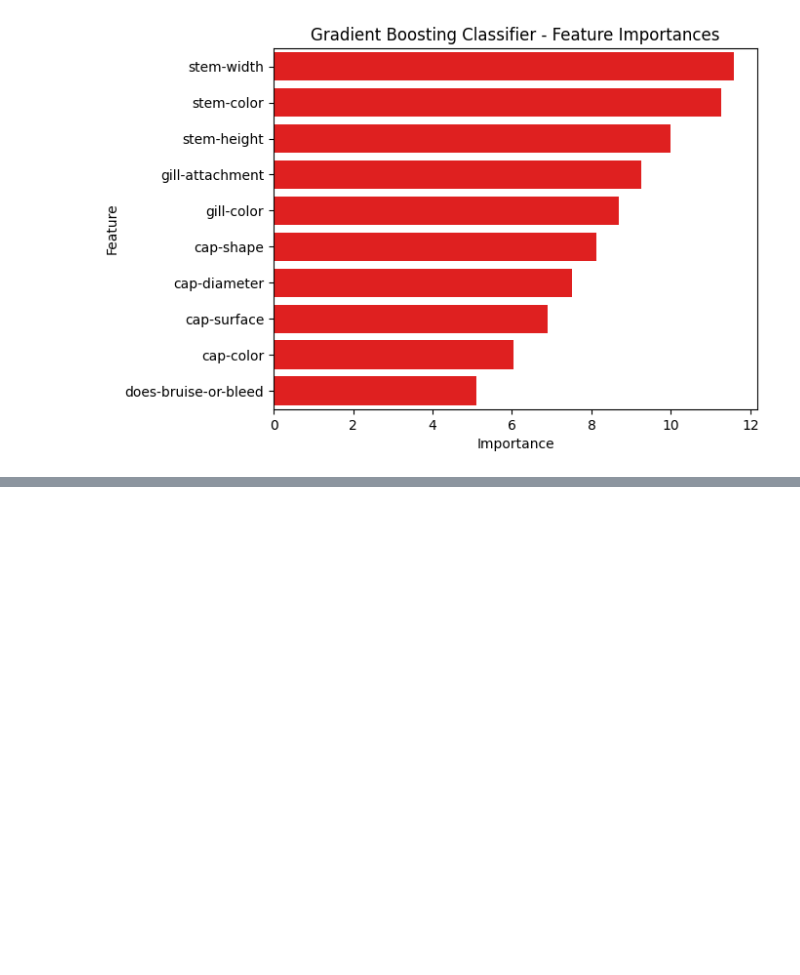
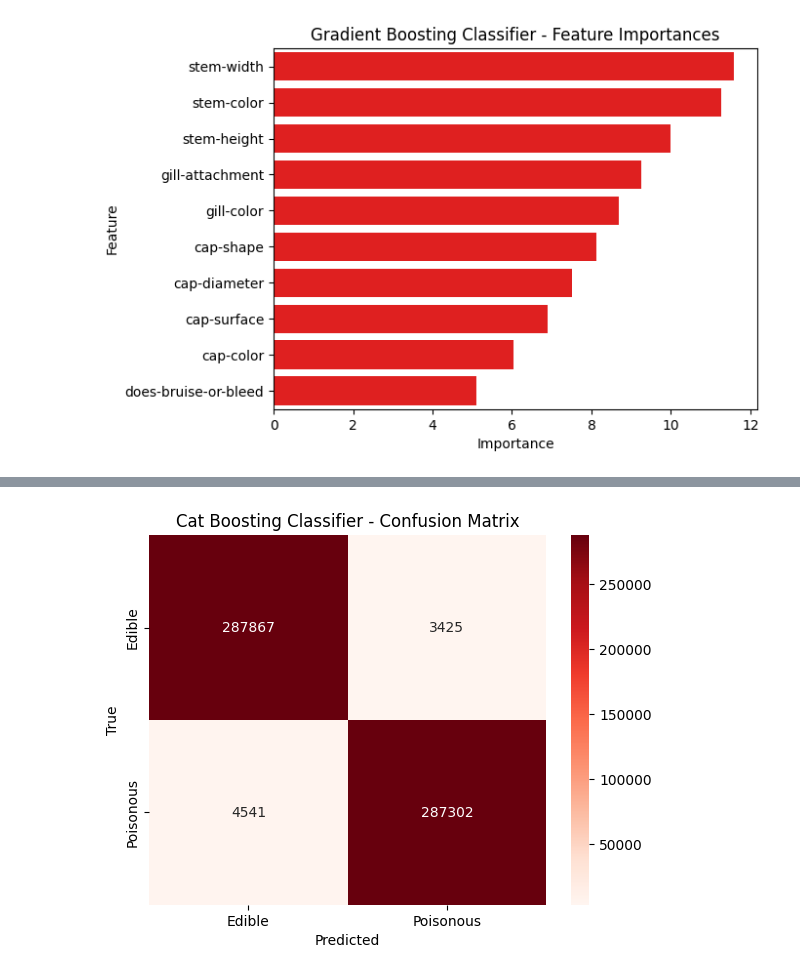
Before and after one commit to rodeso/iart.mushroom, a Jupyter notebook: supervised-learning.ipynb, the cells around one changed output, grey strips where cells are left out. Cells and saved outputs as stored; diff of their text form; code cells hidden in the pictures; blank space fills up the shorter version.

```diff
--- a/supervised-learning.ipynb
+++ b/supervised-learning.ipynb
@@ -531,0 +611,12 @@ plt.show()
+# %%
+# Confusion Matrix
+cm_knn = confusion_matrix(y_test, y_pred_knn)
+sns.heatmap(cm_knn, annot=True, fmt="d", cmap="Reds",
+            xticklabels=["Edible", "Poisonous"],
+            yticklabels=["Edible", "Poisonous"])
+plt.title("Cat Boosting Classifier - Confusion Matrix")
+plt.xlabel("Predicted")
+plt.ylabel("True")
+plt.show()
+# %% [output]
+[figure, added]
```
Also changed, not shown: parts of 5 cells of this notebook.
